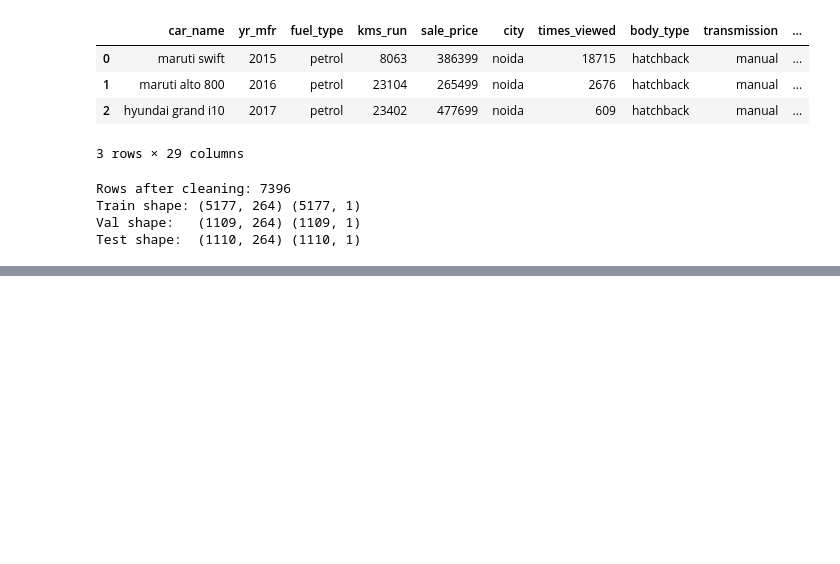
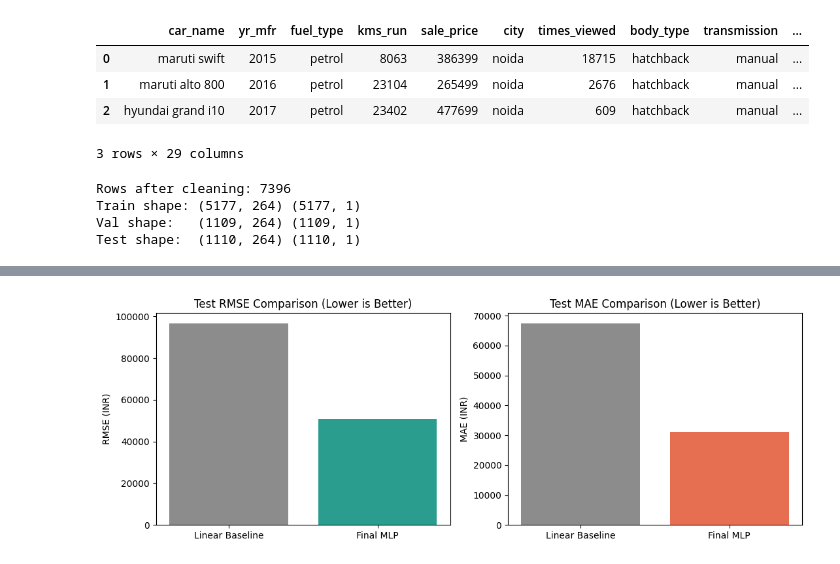
Before and after one commit to YamenObeidat/Deep-learning-part-1, a Jupyter notebook: DeepLearning.ipynb, the cells around one changed output, grey strips where cells are left out. Saved outputs shown, nothing was run; the diff lists cells and outputs as text; code cells hidden in the pictures; blank space fills up the shorter version.

```diff
--- a/DeepLearning.ipynb
+++ b/DeepLearning.ipynb
@@ -133,0 +547,73 @@ Test shape:  (1110, 264) (1110, 1)
+# %%
+# ==============================================================================
+# Cell 8: Linear Baseline vs. Final Neural Network Test Comparison & Top Errors
+# ==============================================================================
+
+# 1. Evaluate the linear regression baseline (hidden_dims=[]) on the test set
+lin_model.cpu().eval()
+with torch.no_grad():
+    lin_test_pred_scaled = lin_model(torch.tensor(X_test)).numpy()
+    lin_test_pred_orig = y_scaler.inverse_transform(lin_test_pred_scaled)
+
+lin_test_mse = float(np.mean((y_test - lin_test_pred_orig) ** 2))
+lin_test_rmse = float(np.sqrt(lin_test_mse))
+lin_test_mae = float(mean_absolute_error(y_test, lin_test_pred_orig))
+lin_test_r2 = float(r2_score(y_test, lin_test_pred_orig))
+
+# 2. Build a clean side-by-side comparison table
+comparison_df = pd.DataFrame([
+    {
+        "Model": "Linear Regression (hidden=[])",
+        "Test MSE (INR²)": lin_test_mse,
+        "Test RMSE (INR)": lin_test_rmse,
+        "Test MAE (INR)": lin_test_mae,
+        "Test R²": round(lin_test_r2, 4),
+    },
+    {
+        "Model": f"Final MLP ({final_hidden}, {final_opt_name}, lr={final_lr})",
+        "Test MSE (INR²)": test_mse,
+        "Test RMSE (INR)": test_rmse,
+        "Test MAE (INR)": test_mae,
+        "Test R²": round(test_r2, 4),
+    },
+])
+
+mse_improvement_pct = ((lin_test_mse - test_mse) / lin_test_mse) * 100.0
+mae_improvement_pct = ((lin_test_mae - test_mae) / lin_test_mae) * 100.0
+
+print("=== Test Set Model Comparison ===")
+print(comparison_df.to_string(index=False))
+print(
+    f"\nImprovement over Linear Baseline -> "
+    f"MSE reduced by {mse_improvement_pct:.2f}% | MAE reduced by {mae_improvement_pct:.2f}%"
+)
+
+# 3. Inspect the 10 largest absolute errors on the test set
+error_table = pd.DataFrame({
+    "Actual Price (INR)": y_true_test,
+    "Predicted Price (INR)": y_pred_test,
+    "Residual (Actual - Pred)": residuals,
+    "Abs Error (INR)": abs_errors,
+}).sort_values("Abs Error (INR)", ascending=False)
+
+print("\n=== Top 10 Largest Prediction Errors on Test Set ===")
+print(error_table.head(10).to_string(index=False))
+
+# 4. Visual comparison of Test RMSE and Test MAE
+fig, axes = plt.subplots(1, 2, figsize=(11, 4))
+
+model_names = ["Linear Baseline", "Final MLP"]
+rmse_vals = [lin_test_rmse, test_rmse]
+mae_vals = [lin_test_mae, test_mae]
+
+axes[0].bar(model_names, rmse_vals, color=["#8C8C8C", "#2A9D8F"])
+axes[0].set_title("Test RMSE Comparison (Lower is Better)")
+axes[0].set_ylabel("RMSE (INR)")
+
+axes[1].bar(model_names, mae_vals, color=["#8C8C8C", "#E76F51"])
+axes[1].set_title("Test MAE Comparison (Lower is Better)")
+axes[1].set_ylabel("MAE (INR)")
+
+plt.tight_layout()
+plt.show()
+# %% [output]
@@ -133,0 +639 @@ Test shape:  (1110, 264) (1110, 1)
+[figure, added]
```
Also changed, not shown: parts of 7 cells of this notebook.
